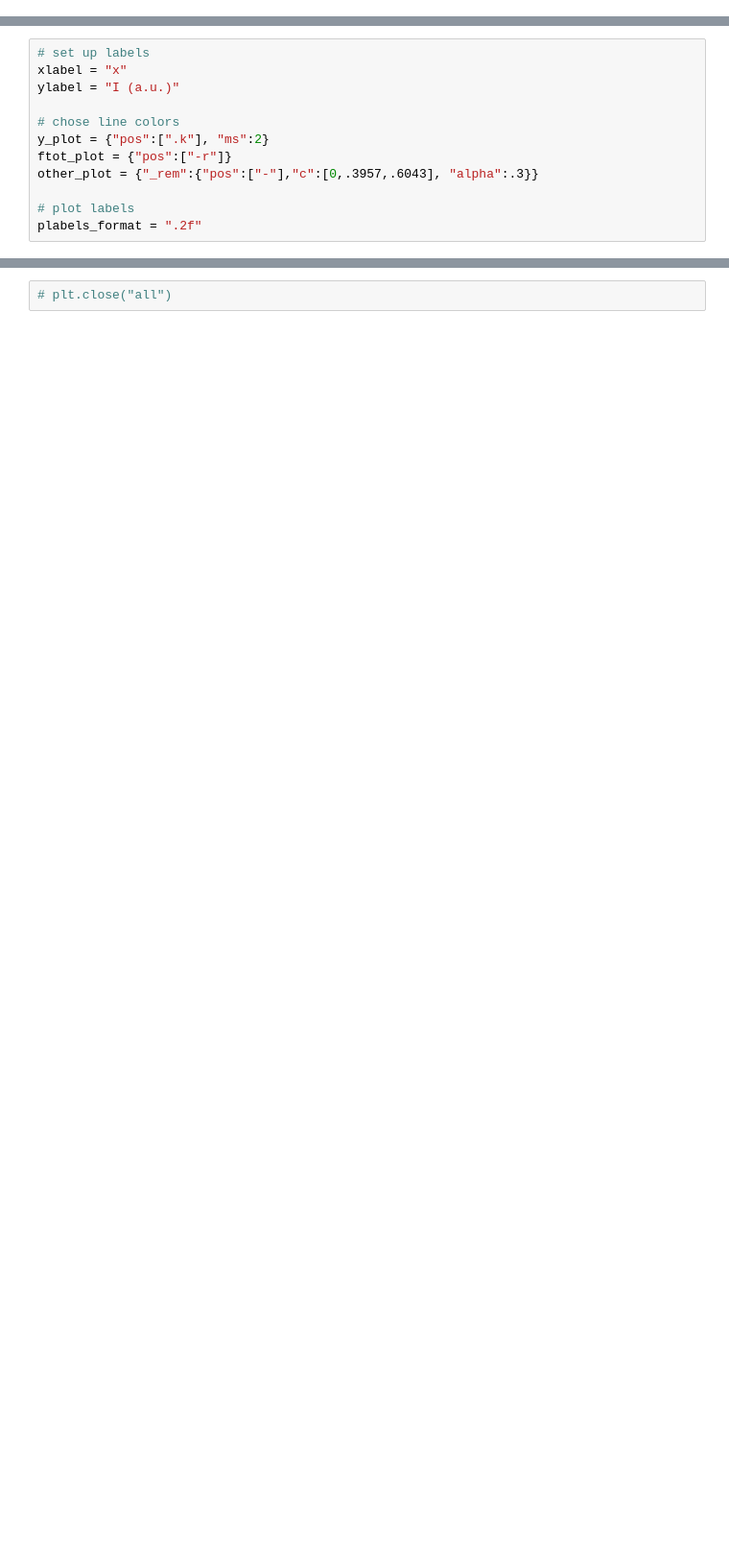
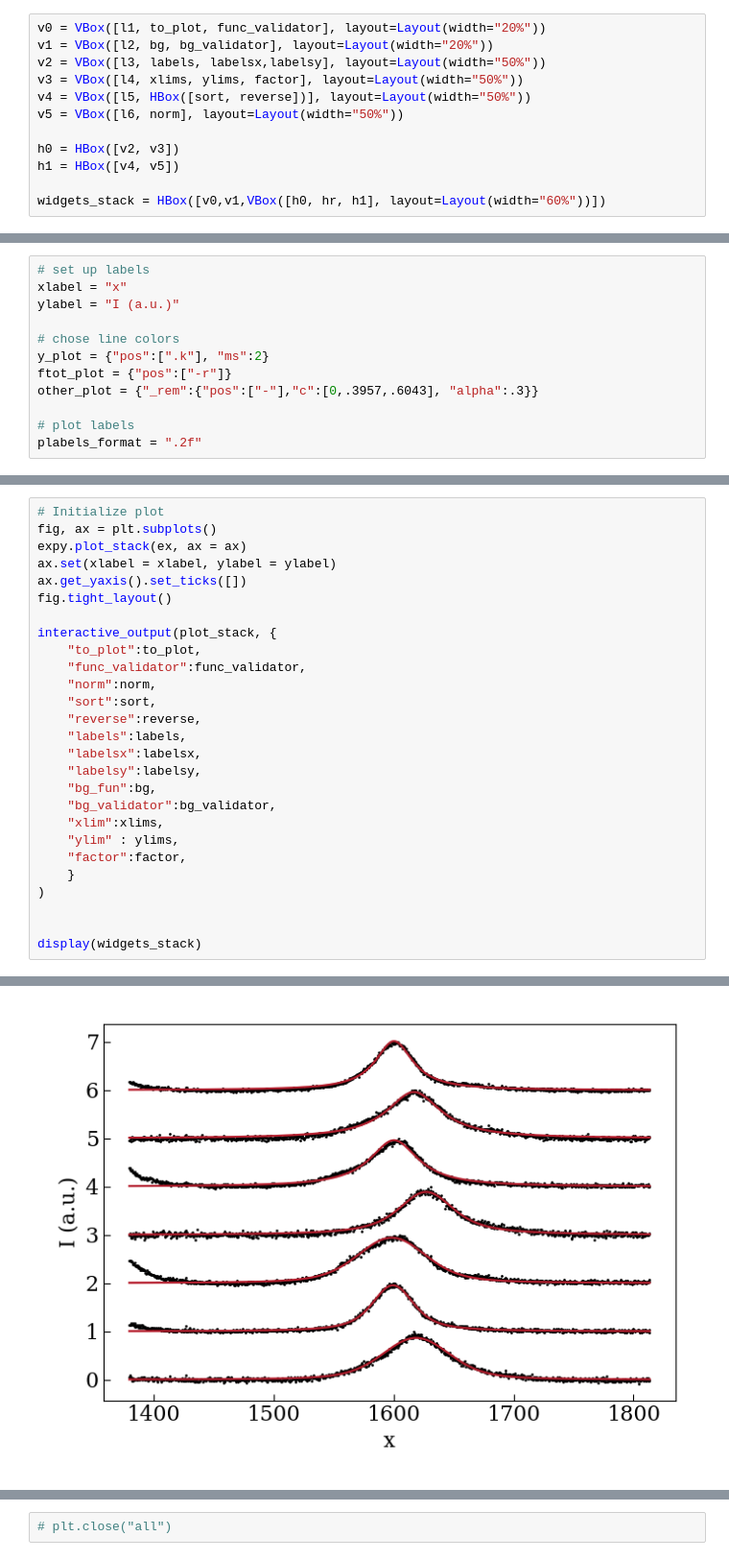
Before and after one commit to rigal92/Experiment, a Jupyter notebook: src/expy/jupyter/Standard.ipynb, the cells around one changed output, grey strips where cells are left out. Shown at 96% size. Drawn from its saved outputs; the diff is of its cells as text; blank space fills up the shorter version.

Commit message:
Working stack plot in jupyter

```diff
--- a/src/expy/jupyter/Standard.ipynb
+++ b/src/expy/jupyter/Standard.ipynb
@@ -80,0 +111,12 @@ LorentzianA, VoigtA
+# %%
+v0 = VBox([l1, to_plot, func_validator], layout=Layout(width="20%"))
+v1 = VBox([l2, bg, bg_validator], layout=Layout(width="20%"))
+v2 = VBox([l3, labels, labelsx,labelsy], layout=Layout(width="50%"))
+v3 = VBox([l4, xlims, ylims, factor], layout=Layout(width="50%"))
+v4 = VBox([l5, HBox([sort, reverse])], layout=Layout(width="50%"))
+v5 = VBox([l6, norm], layout=Layout(width="50%"))
+
+h0 = HBox([v2, v3])
+h1 = HBox([v4, v5])
+
+widgets_stack = HBox([v0,v1,VBox([h0, hr, h1], layout=Layout(width="60%"))])
@@ -203,0 +207,28 @@ interactive(children=(SelectMultiple(description='What to plot', options=('y', '
+# %%
+# Initialize plot
+fig, ax = plt.subplots()
+expy.plot_stack(ex, ax = ax)
+ax.set(xlabel = xlabel, ylabel = ylabel)
+ax.get_yaxis().set_ticks([])
+fig.tight_layout()
+
+interactive_output(plot_stack, {
+    "to_plot":to_plot,
+    "func_validator":func_validator,
+    "norm":norm,
+    "sort":sort,
+    "reverse":reverse,
+    "labels":labels,
+    "labelsx":labelsx,
+    "labelsy":labelsy,
+    "bg_fun":bg,
+    "bg_validator":bg_validator,
+    "xlim":xlims,
+    "ylim" : ylims,
+    "factor":factor,
+    }
+)
+
+
+display(widgets_stack)
+# %% [output]
@@ -203,0 +236 @@ interactive(children=(SelectMultiple(description='What to plot', options=('y', '
+[figure, added]
```
Also changed, not shown: parts of 13 cells of this notebook.
